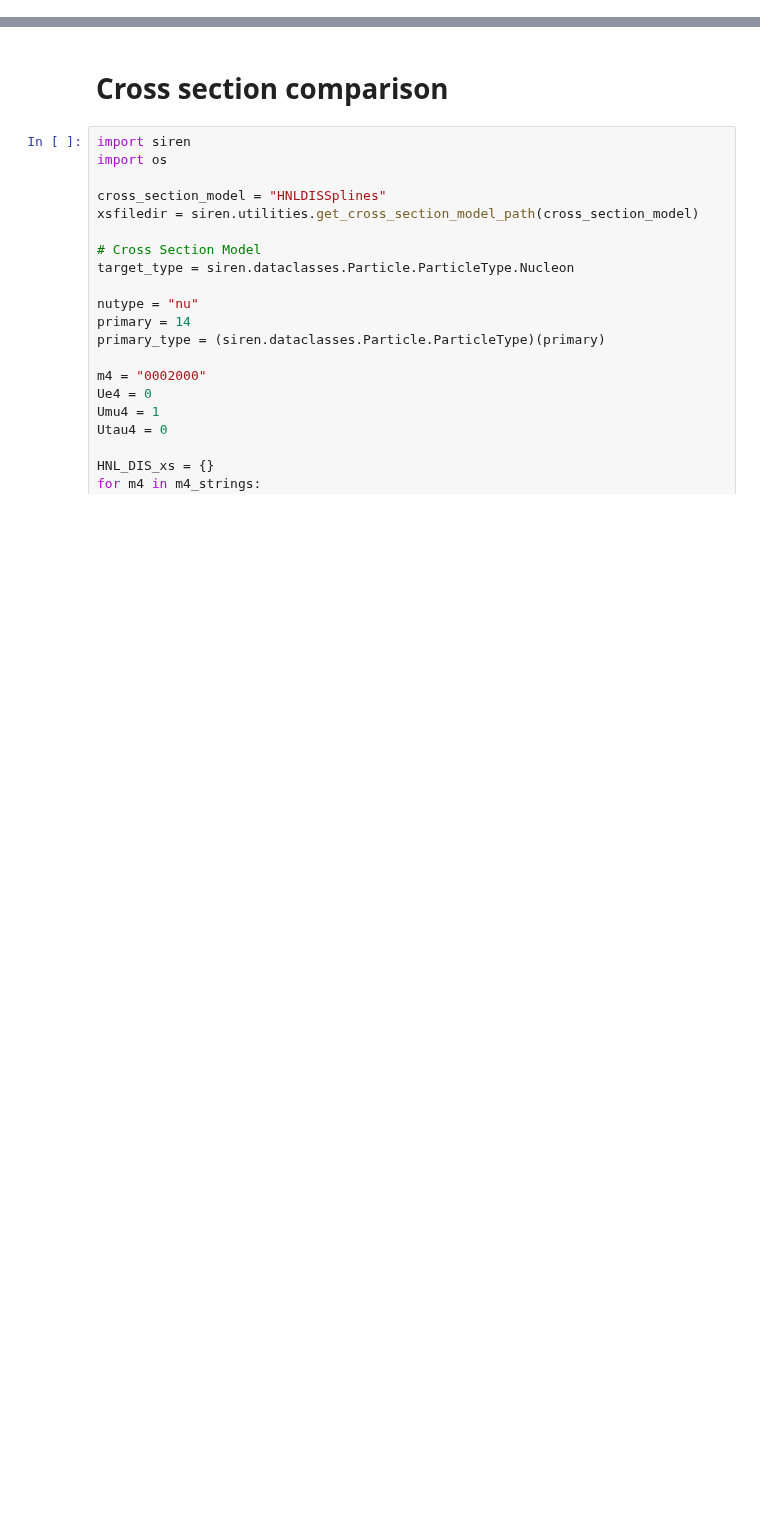
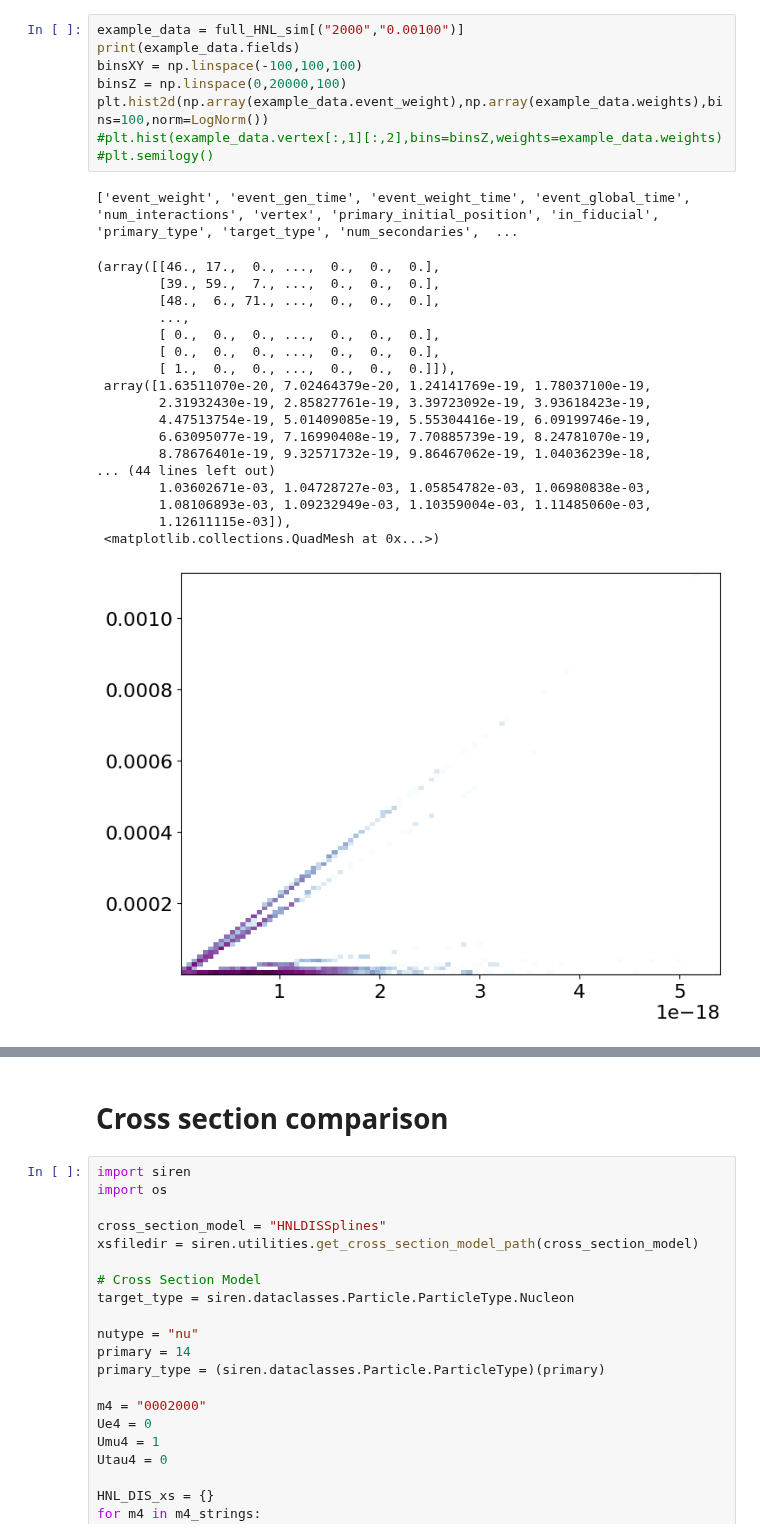
Before and after one commit to nickkamp1/Lake_Geneva_Neutrinos, a Jupyter notebook: SIREN_HNLAnalysis.ipynb, the cells around one changed output, grey strips where cells are left out. Drawn from its saved outputs; the diff is of its cells as text; blank space fills up the shorter version.

```diff
--- a/SIREN_HNLAnalysis.ipynb
+++ b/SIREN_HNLAnalysis.ipynb
@@ -214 +111,29 @@ print(Um4_strings)
+# %%
+example_data = full_HNL_sim[("2000","0.00100")]
+print(example_data.fields)
+binsXY = np.linspace(-100,100,100)
+binsZ = np.linspace(0,20000,100)
+plt.hist2d(np.array(example_data.event_weight),np.array(example_data.weights),bins=100,norm=LogNorm())
+#plt.hist(example_data.vertex[:,1][:,2],bins=binsZ,weights=example_data.weights)
+#plt.semilogy()
+# %% [output]
+['event_weight', 'event_gen_time', 'event_weight_time', 'event_global_time', 'num_interactions', 'vertex', 'primary_initial_position', 'in_fiducial', 'primary_type', 'target_type', 'num_secondaries',  ...
+(array([[46., 17.,  0., ...,  0.,  0.,  0.],
+        [39., 59.,  7., ...,  0.,  0.,  0.],
+        [48.,  6., 71., ...,  0.,  0.,  0.],
+        ...,
+        [ 0.,  0.,  0., ...,  0.,  0.,  0.],
+        [ 0.,  0.,  0., ...,  0.,  0.,  0.],
+        [ 1.,  0.,  0., ...,  0.,  0.,  0.]]),
+ array([1.63511070e-20, 7.02464379e-20, 1.24141769e-19, 1.78037100e-19,
+        2.31932430e-19, 2.85827761e-19, 3.39723092e-19, 3.93618423e-19,
+        4.47513754e-19, 5.01409085e-19, 5.55304416e-19, 6.09199746e-19,
+        6.63095077e-19, 7.16990408e-19, 7.70885739e-19, 8.24781070e-19,
+        8.78676401e-19, 9.32571732e-19, 9.86467062e-19, 1.04036239e-18,
+... (44 lines left out)
+        1.03602671e-03, 1.04728727e-03, 1.05854782e-03, 1.06980838e-03,
+        1.08106893e-03, 1.09232949e-03, 1.10359004e-03, 1.11485060e-03,
+        1.12611115e-03]),
+ <matplotlib.collections.QuadMesh at 0x...>)
+[figure, added]
 # %%
```
Also changed, not shown: parts of 9 cells of this notebook.
